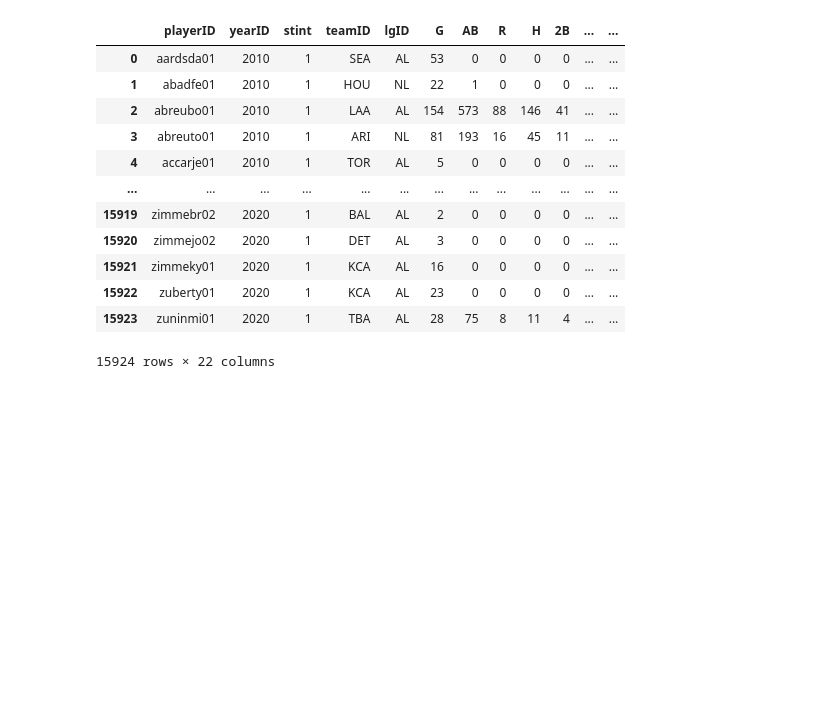
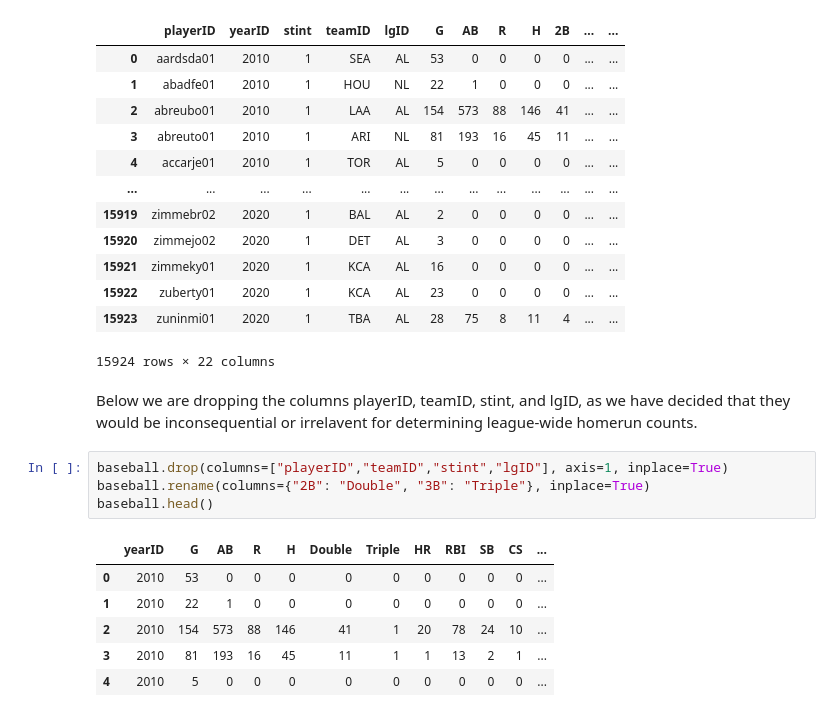
Before and after one commit to dswetlik/BaseballHRPrediction, a Jupyter notebook: BaseballReport.ipynb, the cells around one changed output. Cells and saved outputs as stored; diff of their text form; blank space fills up the shorter version.

```diff
--- a/BaseballReport.ipynb
+++ b/BaseballReport.ipynb
@@ -17,3 +46,16 @@ baseball
 | 15922 | zuberty01 | 2020 | 1 | KCA | AL | 23 | 0 | 0 | 0 | 0 | ... | ... |
 | 15923 | zuninmi01 | 2020 | 1 | TBA | AL | 28 | 75 | 8 | 11 | 4 | ... | ... |
 15924 rows × 22 columns
+# %% [markdown]
+Below we are dropping the columns playerID, teamID, stint, and lgID, as we have decided that they would be inconsequential or irrelavent for determining league-wide homerun counts.
+# %%
+baseball.drop(columns=["playerID","teamID","stint","lgID"], axis=1, inplace=True)
+baseball.rename(columns={"2B": "Double", "3B": "Triple"}, inplace=True)
+baseball.head()
+# %% [output]
+|  | yearID | G | AB | R | H | Double | Triple | HR | RBI | SB | CS | ... |
+| 0 | 2010 | 53 | 0 | 0 | 0 | 0 | 0 | 0 | 0 | 0 | 0 | ... |
+| 1 | 2010 | 22 | 1 | 0 | 0 | 0 | 0 | 0 | 0 | 0 | 0 | ... |
+| 2 | 2010 | 154 | 573 | 88 | 146 | 41 | 1 | 20 | 78 | 24 | 10 | ... |
+| 3 | 2010 | 81 | 193 | 16 | 45 | 11 | 1 | 1 | 13 | 2 | 1 | ... |
+| 4 | 2010 | 5 | 0 | 0 | 0 | 0 | 0 | 0 | 0 | 0 | 0 | ... |
```
Also changed, not shown: parts of 12 cells of this notebook, 1 other file.
